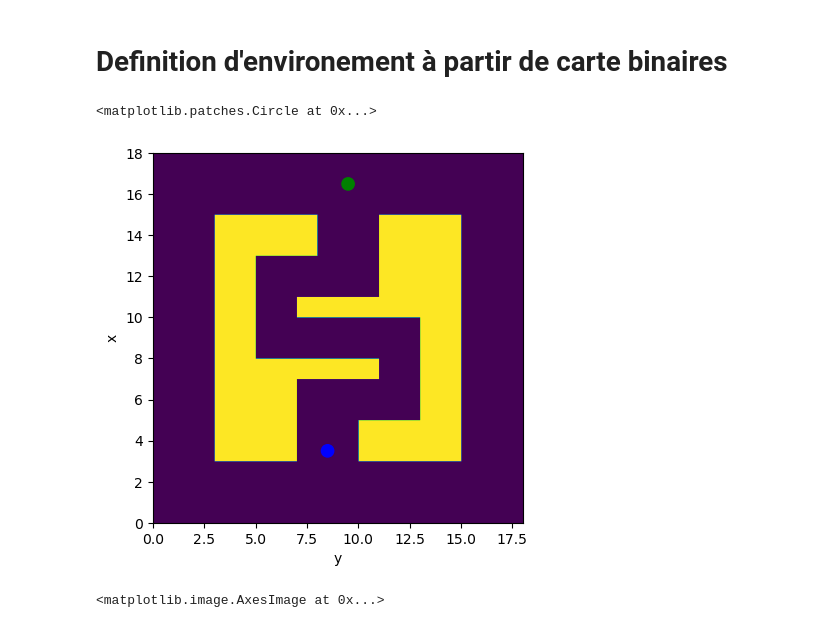
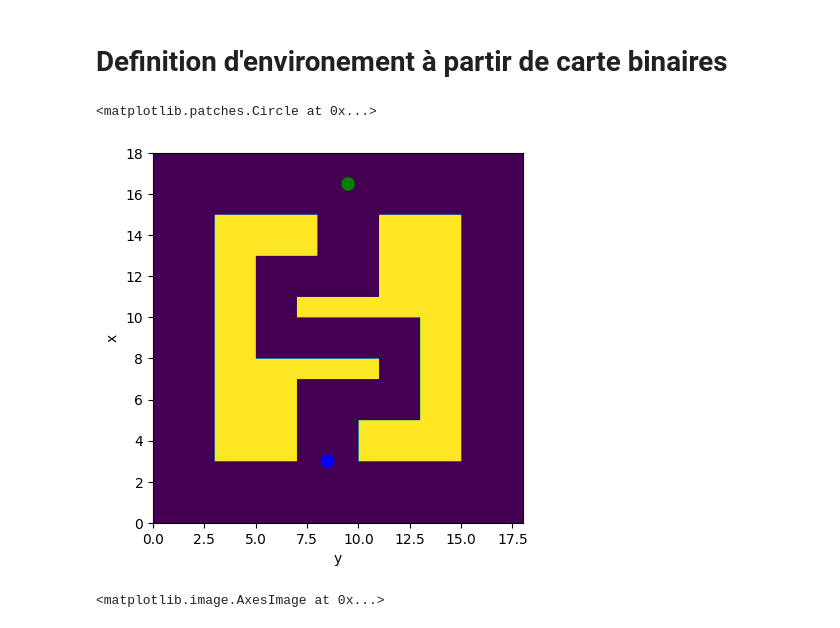
Before and after one commit to rcremese/snake-ai, a Jupyter notebook: digital_twin_paper.ipynb, the cells around one changed output. Drawn from its saved outputs; the diff is of its cells as text; code cells hidden in the pictures.

```diff
--- a/digital_twin_paper.ipynb
+++ b/digital_twin_paper.ipynb
@@ -121,16 +109,16 @@ new_obs_map = np.zeros((x_max * res, y_max * res))
 for x, y in np.argwhere(binary_map):
     new_obs_map[x*res:(x+1)*res, y*res:(y+1)*res] = 1
 # %%
-init_pos = np.array([3.5, 8.5])
+init_pos = np.array([3.0, 8.5])
 goal_pos = np.array([16.5, 9.5])
 fig, ax = plt.subplots()
 ax.imshow(new_obs_map, origin='lower', extent=[0, x_max, 0, y_max])
 ax.set(xlabel='y', ylabel='x')
 ax.add_patch(plt.Circle(init_pos[::-1], 0.3, color="blue"))
 ax.add_patch(plt.Circle(goal_pos[::-1], 0.3, color="green"))
 # %% [output]
 <matplotlib.patches.Circle at 0x...>
-[figure, old version]
+[figure, new version]
 # %%
 ##
 step = np.array(binary_map.shape) / np.array(new_obs_map.shape)
```
Also changed, not shown: parts of 8 cells of this notebook, 1 other file.
